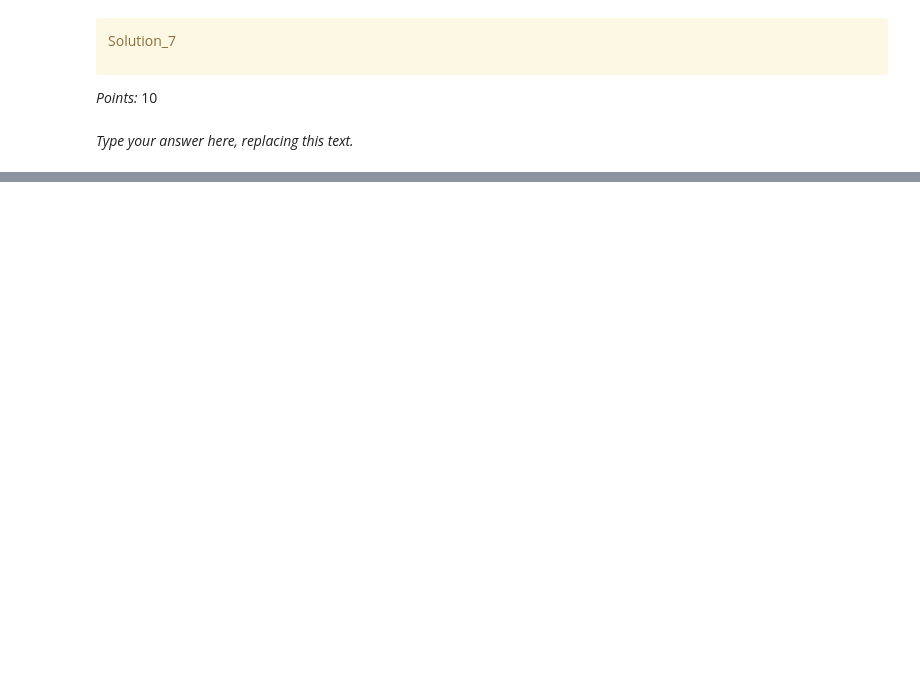
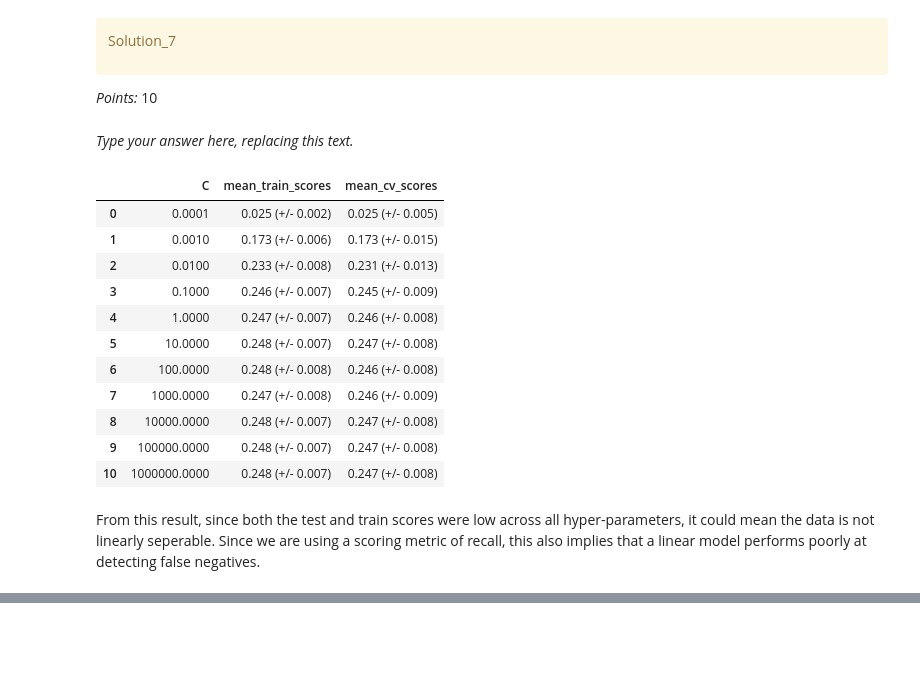
Before and after one commit to LegendWeasel/cpsc330-hw5, a Jupyter notebook: hw5.ipynb, the cells around one changed output, grey strips where cells are left out. Saved outputs shown, nothing was run; the diff lists cells and outputs as text; code cells hidden in the pictures; blank space fills up the shorter version.

Commit message:
Implemented up to 8. with a single model

```diff
--- a/hw5.ipynb
+++ b/hw5.ipynb
@@ -340,3 +432,14 @@ _Points:_ 10
+# %%
+preprocessor = make_column_transformer(
+    (numeric_transformer, numeric_features),
+    ("passthrough", ordinal_features),
+    (binary_transformer, binary_features),
+    (categorical_transformer, categorical_features),
+    ("drop", drop_features)
+)
+# %%
+transformed_df = preprocessor.fit_transform(X_train)
+n_new_cols = transformed_df.shape[1] - X_train.shape[1]
 # %% [markdown]
 <!-- END QUESTION -->
 
@@ -362,0 +493,12 @@ _Points:_ 2
+# %%
+results_dict = {}  # dictionary to store all the results
+
+# Baseline Dummy Model: Adapted from HW3
+
+dummy = DummyClassifier(random_state = 123)
+pipe = make_pipeline(preprocessor, dummy)
+results_dict["dummy"] = mean_std_cross_val_scores(
+    pipe, X_train, y_train, cv=5, return_train_score=True
+)
+results_df = pd.DataFrame(results_dict).T
+results_df
@@ -396,2 +547,36 @@ _Type your answer here, replacing this text._
+# %%
+from sklearn.linear_model import LogisticRegression
+# Linnear Regressor Model: Adapted from Lecture 7
+
+scores_dict = {
+    "C": 10.0 ** np.arange(-4, 7, 1),
+    "mean_train_scores": list(),
+    "mean_cv_scores": list(),
+}
+for C in scores_dict["C"]:
+    lr = LogisticRegression(C=C)
+    pipe = make_pipeline(preprocessor, lr)
+    scores = mean_std_cross_val_scores(
+        pipe, X_train, y_train, cv=5, return_train_score=True
+        )
+    scores_dict["mean_train_scores"].append(scores["train_score"])
+    scores_dict["mean_cv_scores"].append(scores["test_score"])
+results_df = pd.DataFrame(scores_dict)
+results_df
+# %% [output]
+|  | C | mean_train_scores | mean_cv_scores |
+| 0 | 0.0001 | 0.025 (+/- 0.002) | 0.025 (+/- 0.005) |
+| 1 | 0.0010 | 0.173 (+/- 0.006) | 0.173 (+/- 0.015) |
+| 2 | 0.0100 | 0.233 (+/- 0.008) | 0.231 (+/- 0.013) |
+| 3 | 0.1000 | 0.246 (+/- 0.007) | 0.245 (+/- 0.009) |
+| 4 | 1.0000 | 0.247 (+/- 0.007) | 0.246 (+/- 0.008) |
+| 5 | 10.0000 | 0.248 (+/- 0.007) | 0.247 (+/- 0.008) |
+| 6 | 100.0000 | 0.248 (+/- 0.008) | 0.246 (+/- 0.008) |
+| 7 | 1000.0000 | 0.247 (+/- 0.008) | 0.246 (+/- 0.009) |
+| 8 | 10000.0000 | 0.248 (+/- 0.007) | 0.247 (+/- 0.008) |
+| 9 | 100000.0000 | 0.248 (+/- 0.007) | 0.247 (+/- 0.008) |
+| 10 | 1000000.0000 | 0.248 (+/- 0.007) | 0.247 (+/- 0.008) |
+# %% [markdown]
+From this result, since both the test and train scores were low across all hyper-parameters, it could mean the data is not linearly seperable. Since we are using a scoring metric of recall, this also implies that a linear model performs poorly at detecting false negatives.
 # %%
 ...
```
Also changed, not shown: parts of 77 cells of this notebook, 1 other file.
